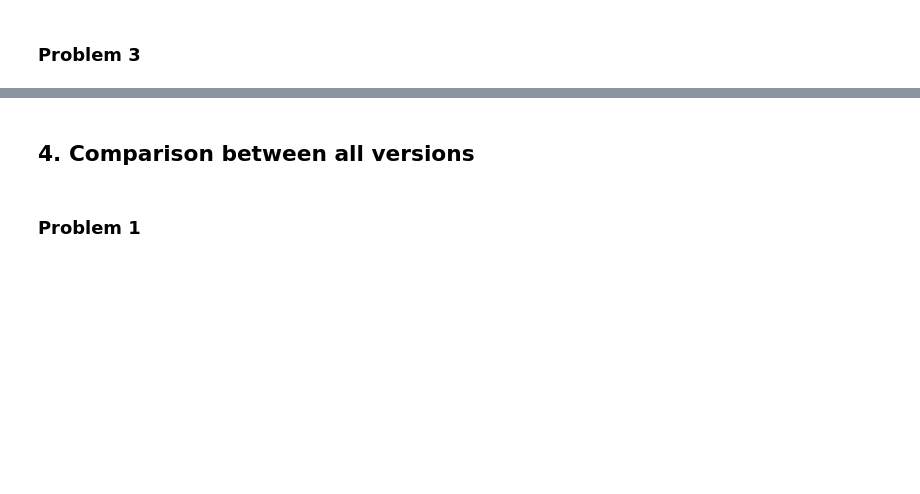
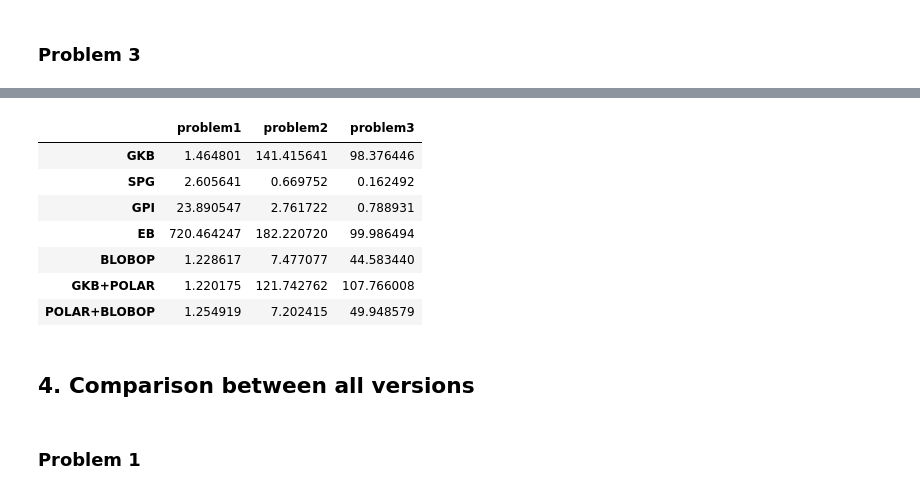
Before and after one commit to melissawm/skprocrustes, a Jupyter notebook: Results.ipynb, the cells around one changed output, grey strips where cells are left out. Saved outputs shown, nothing was run; the diff lists cells and outputs as text; code cells hidden in the pictures; blank space fills up the shorter version.

```diff
--- a/Results.ipynb
+++ b/Results.ipynb
@@ -671,3 +681,18 @@ ax.set_title('Problem 3')
+# %%
+r = pd.DataFrame({'problem1' : t1_gkbpolar, 'problem2' : t2_gkbpolar, 'problem3' : t3_gkbpolar}, index=['POLAR'])
+results = results.append(r)
+r = pd.DataFrame({'problem1' : t1_gkbpolarblobop, 'problem2' : t2_gkbpolarblobop, 'problem3' : t3_gkbpolarblobop}, index=['POLAR+BLOBOP'])
+results = results.append(r)
+results
+# %% [output]
+|  | problem1 | problem2 | problem3 |
+| GKB | 1.464801 | 141.415641 | 98.376446 |
+| SPG | 2.605641 | 0.669752 | 0.162492 |
+| GPI | 23.890547 | 2.761722 | 0.788931 |
+| EB | 720.464247 | 182.220720 | 99.986494 |
+| BLOBOP | 1.228617 | 7.477077 | 44.583440 |
+| GKB+POLAR | 1.220175 | 121.742762 | 107.766008 |
+| POLAR+BLOBOP | 1.254919 | 7.202415 | 49.948579 |
 # %% [markdown]
 ## 4. Comparison between all versions
 # %% [markdown]
```
Also changed, not shown: parts of 58 cells of this notebook, 1 other file.
